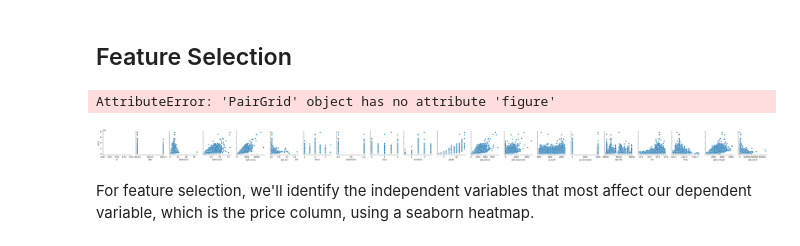
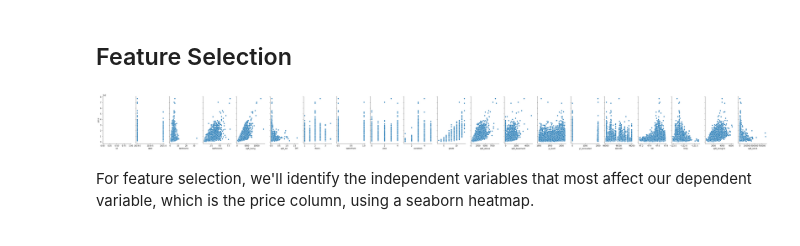
Before and after one commit to johnkul/Project-Phase-2, a Jupyter notebook: Members/Joakim.ipynb, the cells around one changed output. Saved outputs shown, nothing was run; the diff lists cells and outputs as text; code cells hidden in the pictures.

```diff
--- a/Members/Joakim.ipynb
+++ b/Members/Joakim.ipynb
@@ -277,11 +277,10 @@ dtype: int64
 # %%
 #
 pairplot = sns.pairplot(data=df, y_vars=['price'], x_vars=[column for column in df.columns if column!= 'price'])
-pairplot.figure.set_size_inches(50,5)
+pairplot.fig.set_size_inches(50,5)
 plt.show()
 # %% [output]
-AttributeError: 'PairGrid' object has no attribute 'figure'
-[figure, old version]
+[figure, new version]
 # %% [markdown]
 For feature selection, we'll identify the independent variables that most affect our dependent variable, which is the price column, using a seaborn heatmap.
 # %%
```
Also changed, not shown: parts of 2 cells of this notebook.
